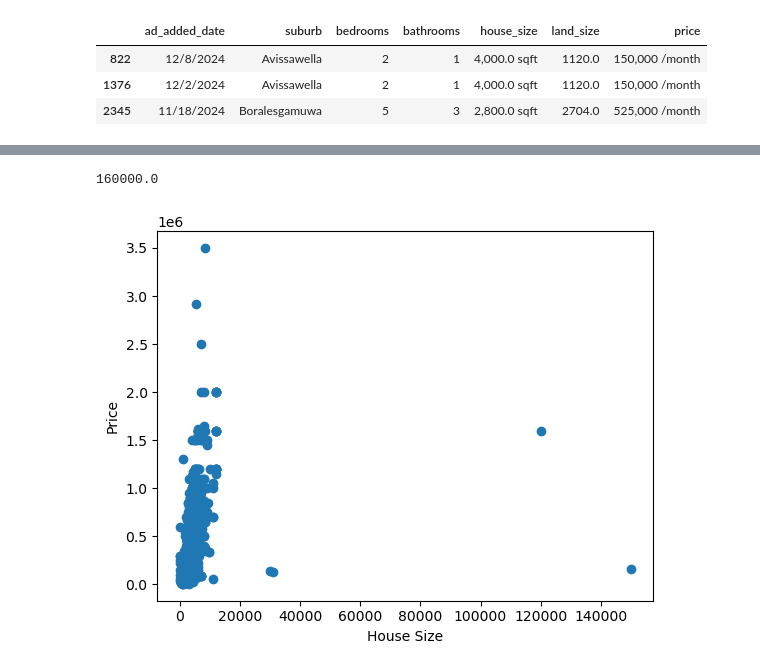
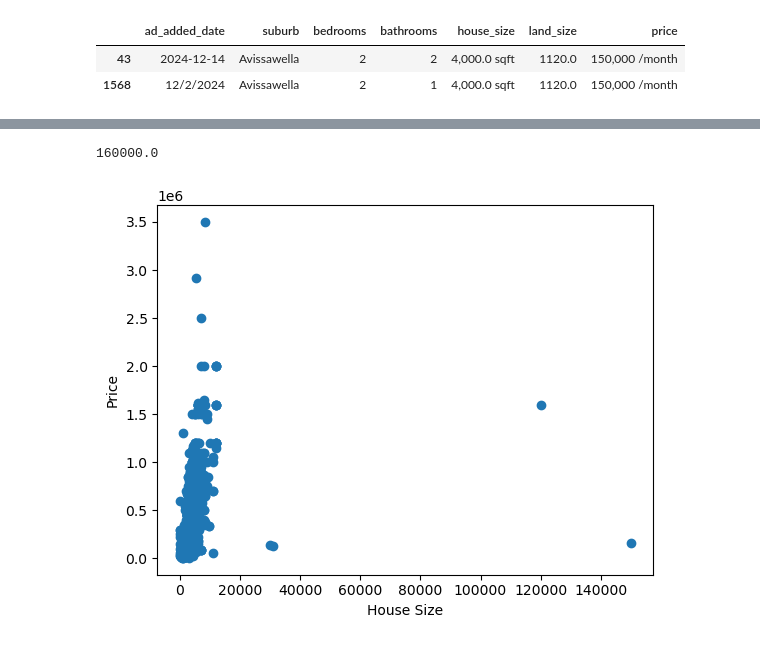
Before and after one commit to ranulhashika/Colombo-Rental-Price-Prediction, a Jupyter notebook: preprocessing.ipynb, the cells around one changed output, grey strips where cells are left out. Cells and saved outputs as stored; diff of their text form; code cells hidden in the pictures.

```diff
--- a/preprocessing.ipynb
+++ b/preprocessing.ipynb
@@ -176,12 +177,11 @@ df2
 # %%
 # checking some acre rows to verify conversion
 
-df2.loc[[822, 1376, 2345]]
+df2.loc[[43, 1568]]
 # %% [output]
 |  | ad_added_date | suburb | bedrooms | bathrooms | house_size | land_size | price |
-| 822 | 12/8/2024 | Avissawella | 2 | 1 | 4,000.0 sqft | 1120.0 | 150,000 /month |
-| 1376 | 12/2/2024 | Avissawella | 2 | 1 | 4,000.0 sqft | 1120.0 | 150,000 /month |
-| 2345 | 11/18/2024 | Boralesgamuwa | 5 | 3 | 2,800.0 sqft | 2704.0 | 525,000 /month |
+| 43 | 2024-12-14 | Avissawella | 2 | 2 | 4,000.0 sqft | 1120.0 | 150,000 /month |
+| 1568 | 12/2/2024 | Avissawella | 2 | 1 | 4,000.0 sqft | 1120.0 | 150,000 /month |
 # %%
 # Converting the house_size column numerical
 
```
Also changed, not shown: parts of 39 cells of this notebook, 6 other files.
